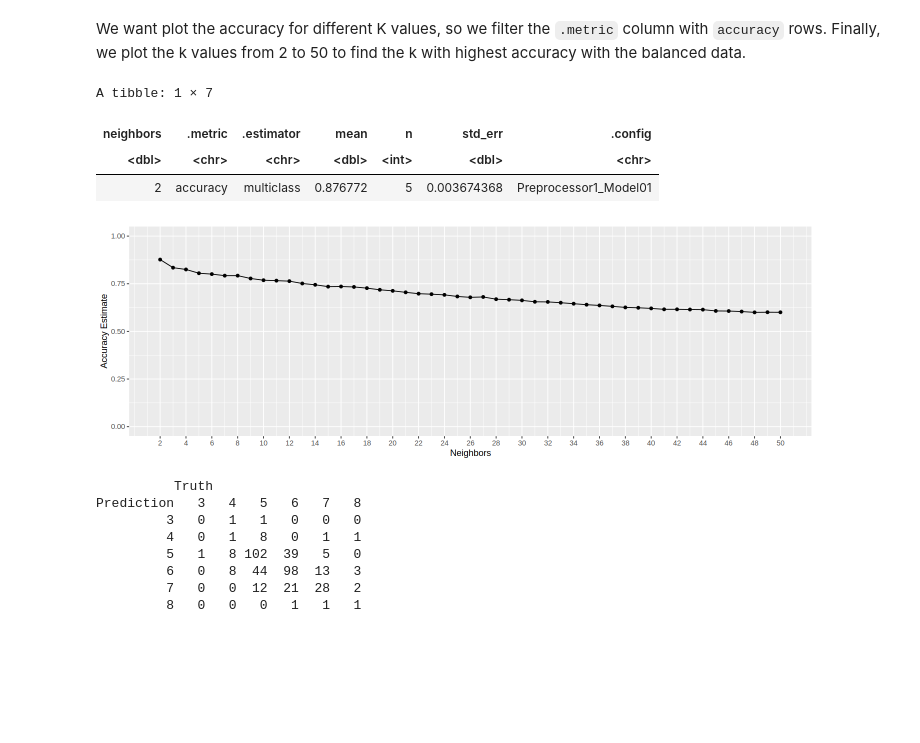
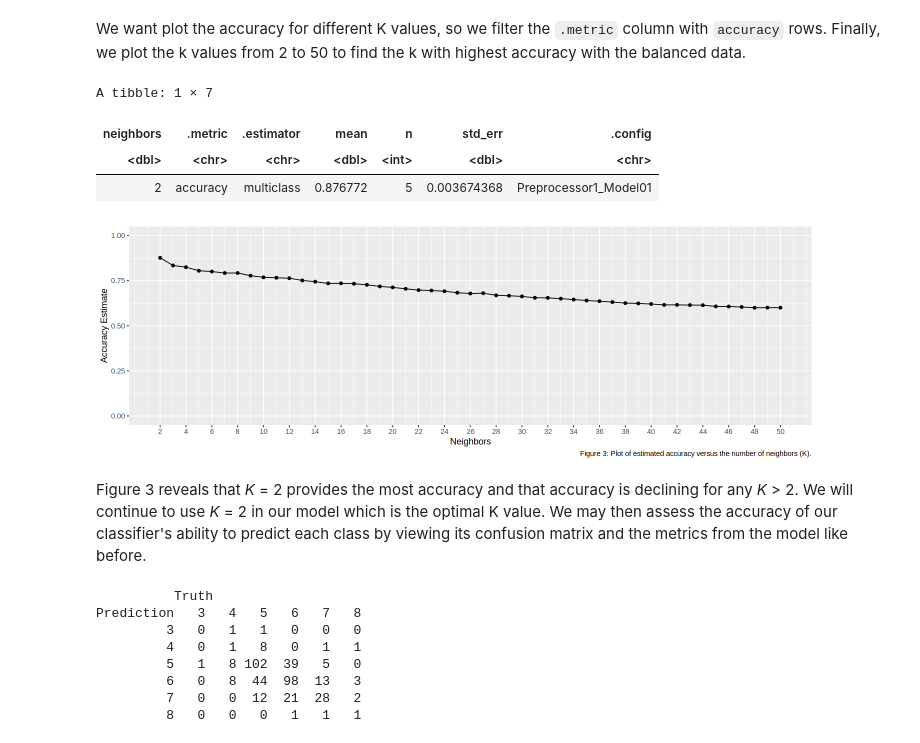
Before and after one commit to rahim620/DSCI100-PROJECT-FALL23, a Jupyter notebook: wine_quality.ipynb, the cells around one changed output. Drawn from its saved outputs; the diff is of its cells as text; code cells hidden in the pictures; blank space fills up the shorter version.

Commit message:
Finished my part - Arnav
Added descriptions for the steps assigned to me. Please review the document again because it seems as though there's some issues with numbering.

```diff
--- a/wine_quality.ipynb
+++ b/wine_quality.ipynb
@@ -282,29 +282,31 @@ We want plot the accuracy for different K values, so we filter the `.metric` col
 # %%
 # Plot the accuracy for different k values
 options(repr.plot.width = 12, repr.plot.height = 4)
 
 accuracies_balanced <- results_balanced |>
     filter(.metric == "accuracy")
 
 accuracy_balanced_plot <- ggplot(accuracies_balanced, aes(x = neighbors, y = mean))+
     geom_point() +
     geom_line() +
-    labs(x = "Neighbors", y = "Accuracy Estimate") +
+    labs(x = "Neighbors", y = "Accuracy Estimate",caption = "Figure 3: Plot of estimated accuracy versus the number of neighbors (K).") +
     scale_x_continuous(breaks = seq(2, 50, by = 2)) +  # adjusting the x-axis
     scale_y_continuous(limits = c(0, 1)) # adjusting the y-axis
 
 k_balanced <- accuracies_balanced |>
     arrange(-mean) |>
     slice(1)
 
 k_balanced
 accuracy_balanced_plot
 # %% [output]
 A tibble: 1 × 7
 | neighbors | .metric | .estimator | mean | n | std_err | .config |
 | <dbl> | <chr> | <chr> | <dbl> | <int> | <dbl> | <chr> |
 | 2 | accuracy | multiclass | 0.876772 | 5 | 0.003674368 | Preprocessor1_Model01 |
-[figure, old version]
+[figure, new version]
+# %% [markdown]
+Figure 3 reveals that *K* = 2 provides the most accuracy and that accuracy is declining for any *K* > 2. We will continue to use *K* = 2 in our model which is the optimal K value. We may then assess the accuracy of our classifier's ability to predict each class by viewing its confusion matrix and the metrics from the model like before.
 # %%
 # Using the model on the test data by fitting it to the balanced training set with k = 2
 
```
Also changed, not shown: parts of 2 cells of this notebook.
